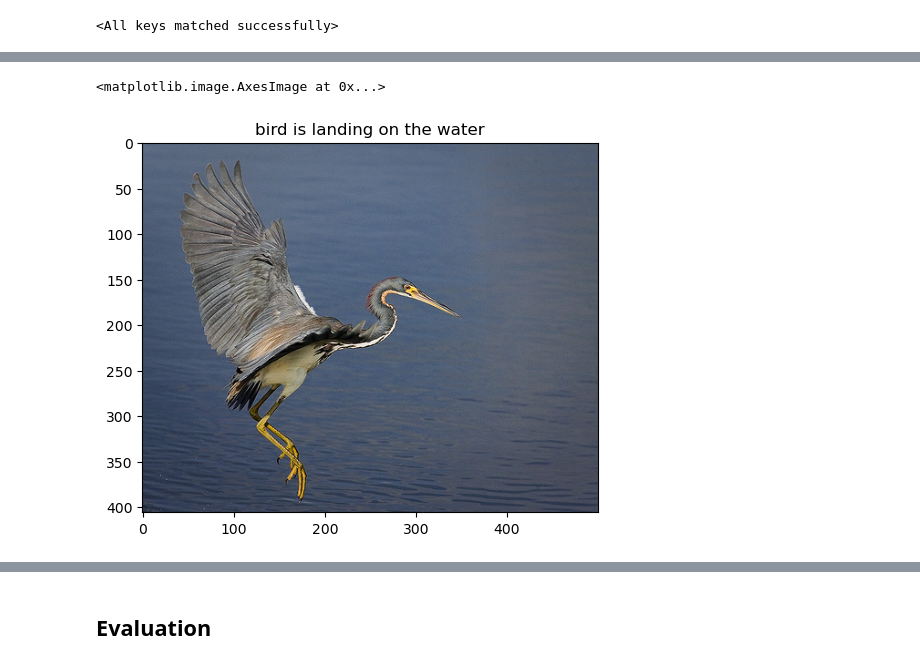
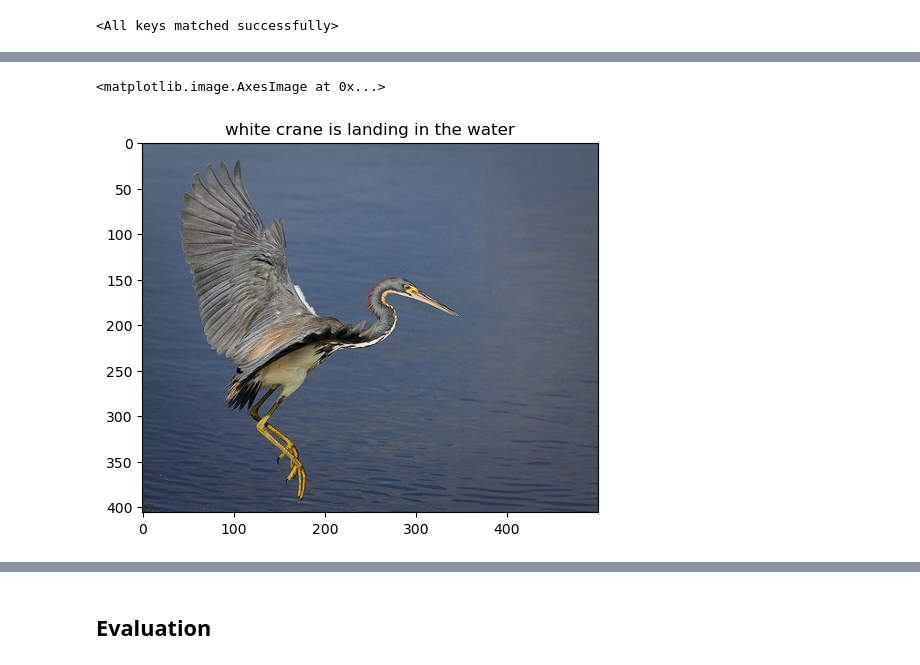
Before and after one commit to Harsha24112002/Image-Captioner, a Jupyter notebook: ImageCaptioner.ipynb, the cells around one changed output, grey strips where cells are left out. Cells and saved outputs as stored; diff of their text form; code cells hidden in the pictures.

```diff
--- a/ImageCaptioner.ipynb
+++ b/ImageCaptioner.ipynb
@@ -283,7 +289,7 @@ def tokenize_sentence(sentence,word_to_index):
     nseq = []
     for token in sentence.split():
         nseq.append(word_to_index[token])
-    return nseq\
+    return nseq
 
 def predict_caption(model,image,word_to_index,index_to_word,max_len):
     pred = "startseq "
@@ -300,9 +306,48 @@ def predict_caption(model,image,word_to_index,index_to_word,max_len):
         if word == "endseq":
             break
     return pred
+
+
+def beam_search(model, image, word_to_index, index_to_word, max_len, beam_width):
+    model.eval()
+
+    # Initialize the beam with the start token
+    beam = [(["startseq"], 1.0)]
+
+    # Store the final beam candidates
+    final_candidates = []
+
+    for _ in range(max_len):
+        new_beam = []
+
+        for seq, score in beam:
+            if seq[-1] == "endseq":
+                final_candidates.append((seq, score))
+                continue
+
+            sequence = tokenize_sentence(" ".join(seq), word_to_index)
+            sequence = (max_len - len(sequence)) * [0] + sequence
+            sequence = torch.tensor(sequence).unsqueeze(0)
+
+            with torch.no_grad():
+                op = model(image.to(device=device), sequence.to(device=device))
+            top_k_probs, top_k_indices = torch.topk(torch.exp(op[0]), beam_width)
+            for k in range(beam_width):
+                next_word_index = top_k_indices[k].item()
+                next_word = index_to_word[next_word_index]
+                next_score = score * -np.log(top_k_probs[k].item())
+
+                new_seq = seq + [next_word]
+                new_beam.append((new_seq, next_score))
+
+        # Sort the new beam by score and select the top beam_width candidates
+        beam = sorted(new_beam, key=lambda x: x[1])[:beam_width]
+
+    # Return the top candidate as the result
+    return (' '.join(final_candidates[0][0]))
 # %%
 def format_pred(pred):
-    formatted_pred = pred[len("startseq")+1:len(pred)-len("endseq")-2]
+    formatted_pred = pred[len("startseq")+1:len(pred)-len("endseq")-1]
     return formatted_pred
 # %%
 key1 = "3131632154_098f86f4cb"
@@ -333,14 +378,14 @@ plt.imshow(image)
 # %%
 key1 = "3405113041_4b72c24801"
 img1 = images[key1]
 #
-predicted = (format_pred(predict_caption(captioner,img1.unsqueeze(0),word_to_index,index_to_word,max_len)))
+predicted = (format_pred(beam_search(captioner,img1.unsqueeze(0),word_to_index,index_to_word,max_len,3)))
 image_name = key1 + ".jpg"
 image = Image.open(os.path.join("../input/flickr8k/Images/" + image_name))
 plt.title(predicted)
 plt.imshow(image)
 # print(cleaned_captions[key1])
 # %% [output]
 <matplotlib.image.AxesImage at 0x...>
-[figure, old version]
+[figure, new version]
 # %%
```
Also changed, not shown: parts of 11 cells of this notebook.
